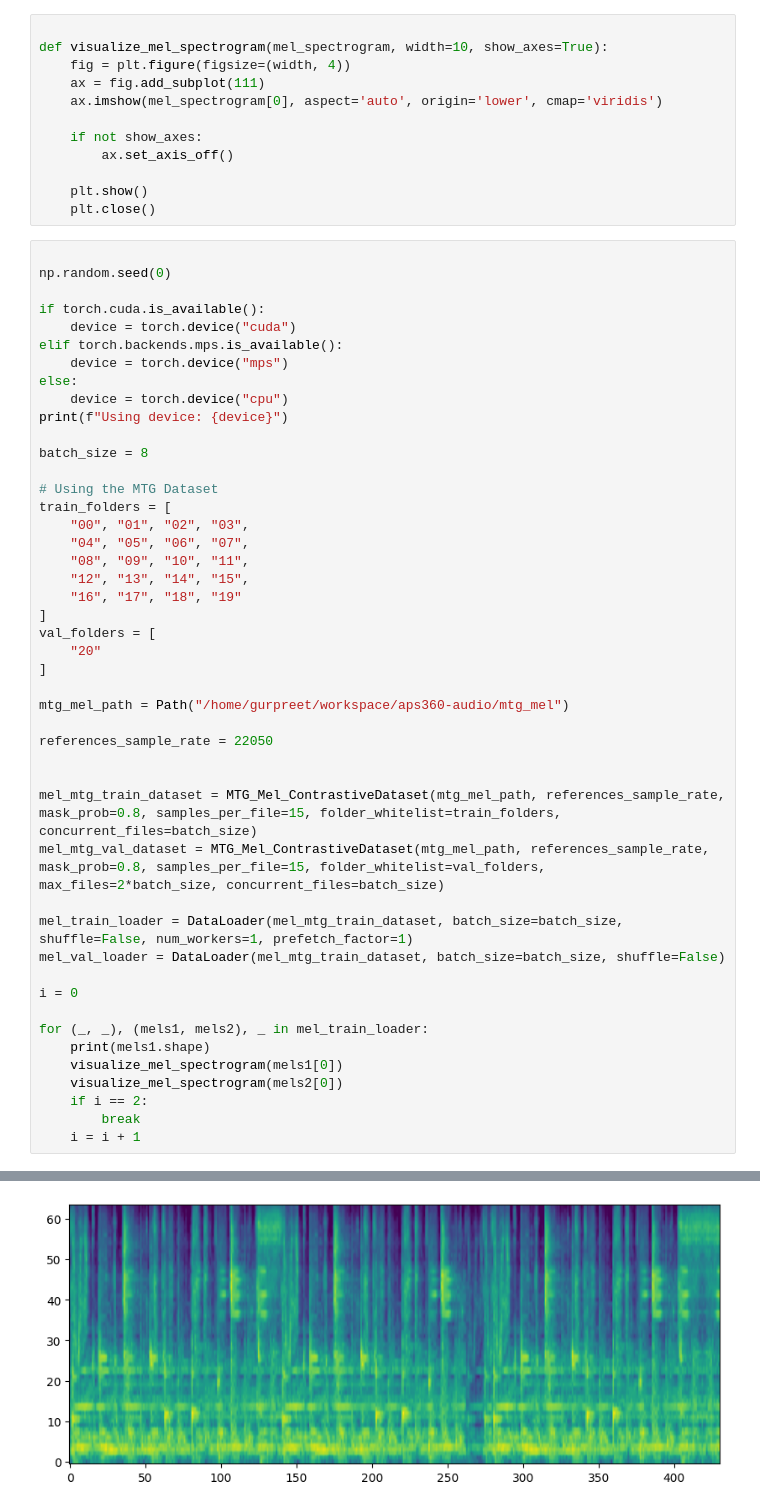
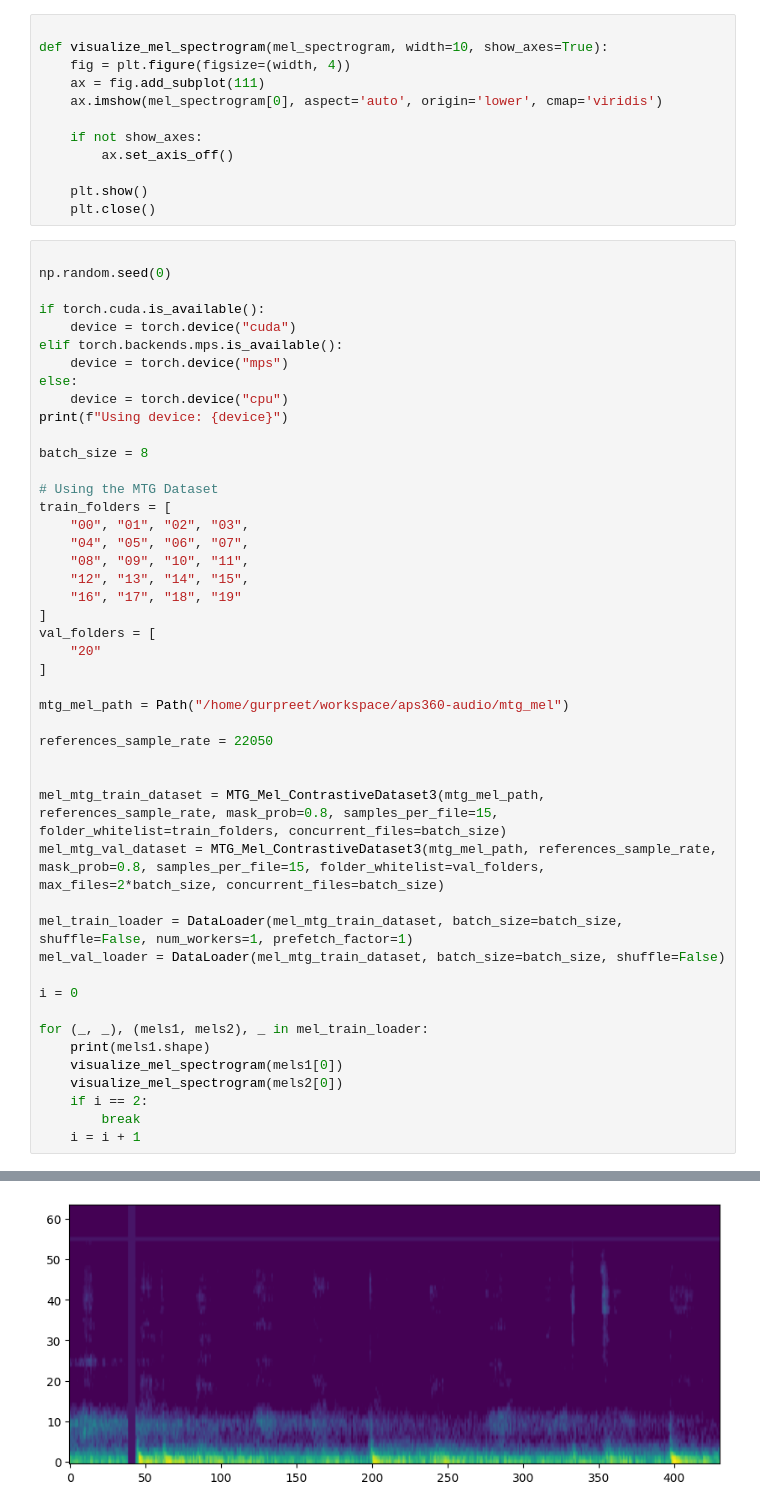
Before and after one commit to gurpreetsinghmukker/aps360_project_2024, a Jupyter notebook: test_mel.ipynb, the cells around one changed output, grey strips where cells are left out. Drawn from its saved outputs; the diff is of its cells as text.

Commit message:
training file now accepts arguments, Added two different augmentation type for mel_spect pairs.

```diff
--- a/test_mel.ipynb
+++ b/test_mel.ipynb
@@ -56,8 +57,8 @@ mtg_mel_path = Path("/home/gurpreet/workspace/aps360-audio/mtg_mel")
 references_sample_rate = 22050
 
 
-mel_mtg_train_dataset = MTG_Mel_ContrastiveDataset(mtg_mel_path, references_sample_rate, mask_prob=0.8, samples_per_file=15, folder_whitelist=train_folders, concurrent_files=batch_size)
-mel_mtg_val_dataset = MTG_Mel_ContrastiveDataset(mtg_mel_path, references_sample_rate, mask_prob=0.8, samples_per_file=15, folder_whitelist=val_folders, max_files=2*batch_size, concurrent_files=batch_size)
+mel_mtg_train_dataset = MTG_Mel_ContrastiveDataset3(mtg_mel_path, references_sample_rate, mask_prob=0.8, samples_per_file=15, folder_whitelist=train_folders, concurrent_files=batch_size)
+mel_mtg_val_dataset = MTG_Mel_ContrastiveDataset3(mtg_mel_path, references_sample_rate, mask_prob=0.8, samples_per_file=15, folder_whitelist=val_folders, max_files=2*batch_size, concurrent_files=batch_size)
 
 mel_train_loader = DataLoader(mel_mtg_train_dataset, batch_size=batch_size, shuffle=False, num_workers=1, prefetch_factor=1)
 mel_val_loader = DataLoader(mel_mtg_train_dataset, batch_size=batch_size, shuffle=False)
@@ -76,2 +79,2 @@ Using device: cuda
 torch.Size([8, 1, 64, 431])
-[figure, old version]
+[figure, new version]
```
Also changed, not shown: parts of 2 cells of this notebook, 4 other files.
